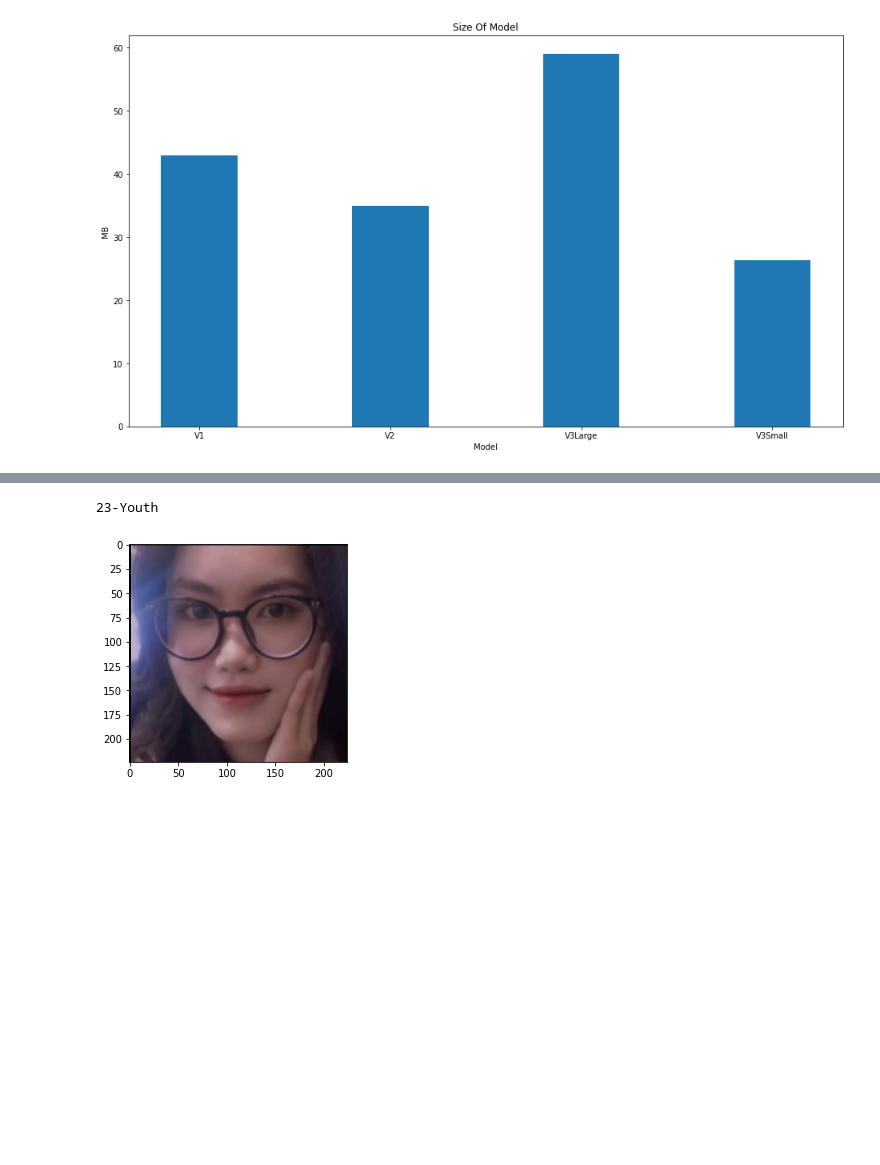
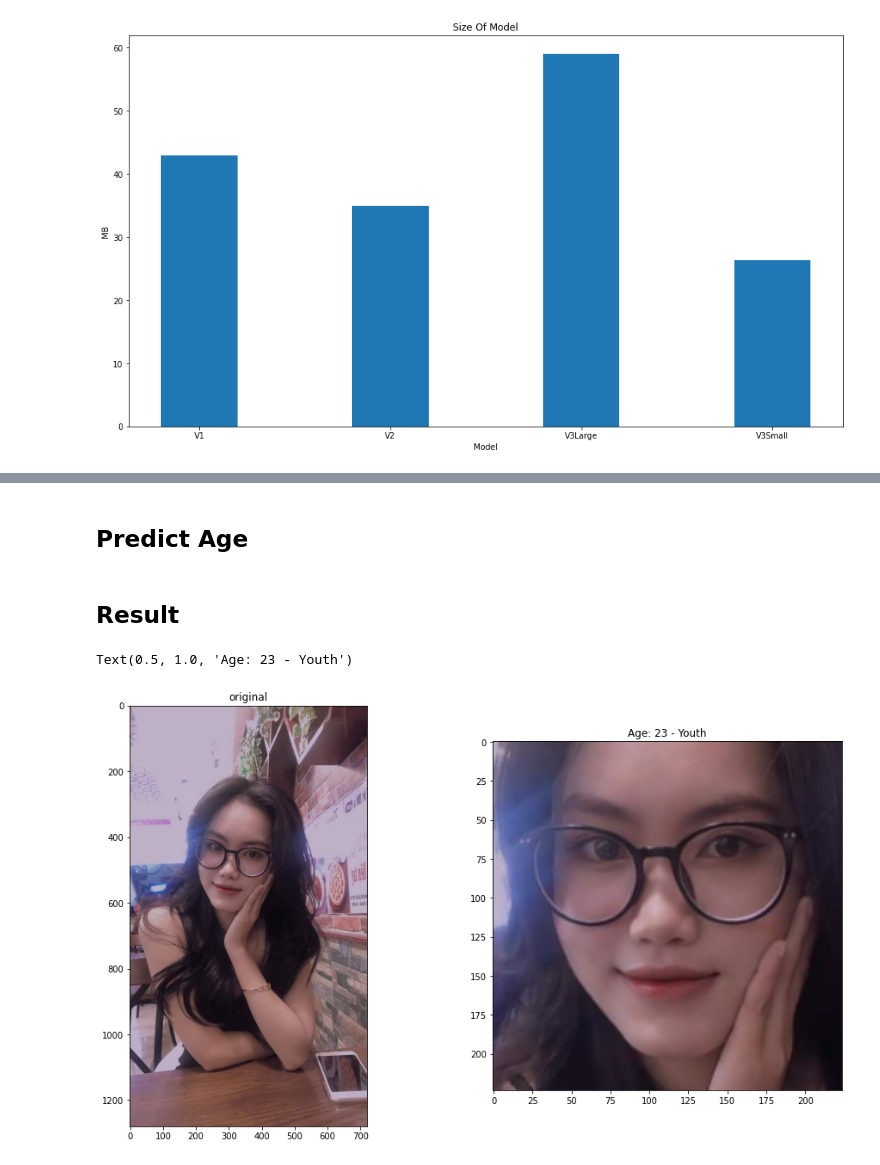
Before and after one commit to PhamTruongUit/Age-prediction, a Jupyter notebook: Model/main_linear.ipynb, the cells around one changed output, grey strips where cells are left out. Drawn from its saved outputs; the diff is of its cells as text; code cells hidden in the pictures; blank space fills up the shorter version.

```diff
--- a/Model/main_linear.ipynb
+++ b/Model/main_linear.ipynb
@@ -820,0 +884,8 @@ v1 = load_model(model_path/'MobileNetV3Large')
+# %%
+groups_names= ['Children', 'Teenage', 'Youth', 'Middle', 'Old']
+def predict_class(age):
+  if age <= 10: return groups_names[0] #Children 0 - 10
+  if age <= 18: return groups_names[1] #Teenage 10 - 18
+  if age <= 34: return groups_names[2] #Youth   19 - 34
+  if age <= 60: return groups_names[3] #Middle  35 - 60
+  return groups_names[4]               #Old     61+
@@ -870,15 +903,7 @@ def preprocess_image(data):
-# %%
-from deepface import DeepFace
-test_path = '/content/drive/MyDrive/FacialAge/tests.jpg'
-
-backends = ['opencv', 'ssd', 'dlib', 'mtcnn', 'retinaface']
-
-detected_face = DeepFace.detectFace( test_path , detector_backend=backends[2])
-input = preprocess_image(detected_face)
-plt.imshow(detected_face)
-arr = v1.predict(input)
-print(int(arr), end = '-')
-print(predict_class(arr))
-# %% [output]
-23-Youth
-[figure, removed]
+# %%
+def detect_face(img_path):
+    backends = ['opencv', 'ssd', 'dlib', 'mtcnn', 'retinaface']
+    detected_face = DeepFace.detectFace( img_path , detector_backend=backends[2])
+    return detected_face
+# %% [markdown]
+## Predict Age
@@ -884,0 +915,21 @@ print(predict_class(arr))
+# %% [markdown]
+## Result
+# %%
+test_path = '/content/drive/MyDrive/FacialAge/image.jpg'
+detected_face = detect_face(test_path)
+input = preprocess_image(detected_face)
+age = model.predict(input)
+text = 'Age: '+ str(int(age)) + ' - '+ str(predict_class(age))
+# %%
+plt.figure(figsize=(16,9))
+
+ax = plt.subplot(1, 2, 1)
+plt.imshow(mpimg.imread(test_path))
+plt.title('original')
+
+ax = plt.subplot(1, 2, 2)
+plt.imshow(detected_face)
+plt.title(text)
+# %% [output]
+Text(0.5, 1.0, 'Age: 23 - Youth')
+[figure, added]
```
Also changed, not shown: parts of 22 cells of this notebook, 1 other file.
